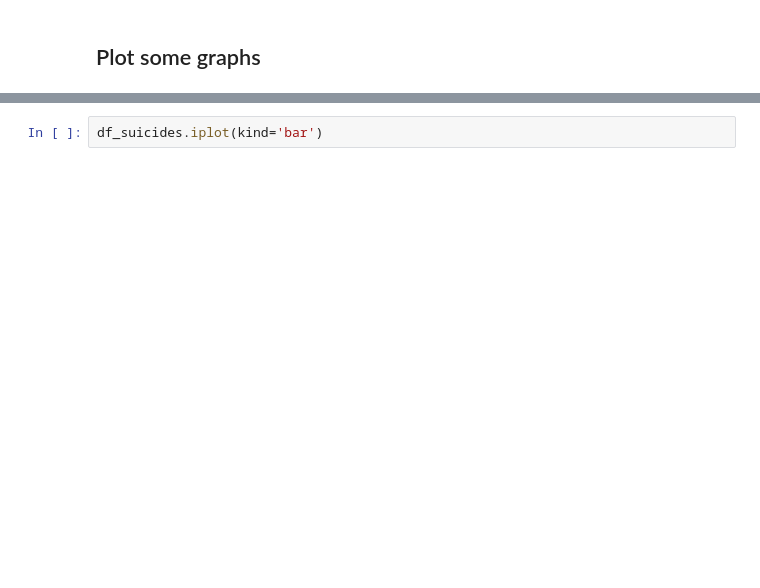
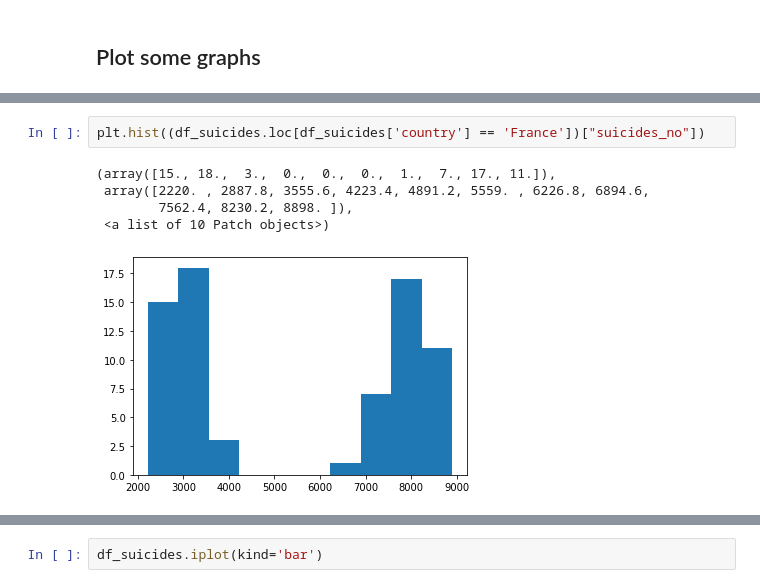
Before and after one commit to Hannemit/data_science_projects, a Jupyter notebook: notebooks/2_data_exploration.ipynb, the cells around one changed output, grey strips where cells are left out. Drawn from its saved outputs; the diff is of its cells as text; blank space fills up the shorter version.

```diff
--- a/notebooks/2_data_exploration.ipynb
+++ b/notebooks/2_data_exploration.ipynb
@@ -33,0 +155,8 @@ df_suicides = df.groupby(['year', 'sex'])['suicides_no'].sum().reset_index()
+# %%
+plt.hist((df_suicides.loc[df_suicides['country'] == 'France'])["suicides_no"])
+# %% [output]
+(array([15., 18.,  3.,  0.,  0.,  0.,  1.,  7., 17., 11.]),
+ array([2220. , 2887.8, 3555.6, 4223.4, 4891.2, 5559. , 6226.8, 6894.6,
+        7562.4, 8230.2, 8898. ]),
+ <a list of 10 Patch objects>)
+[figure, added]
```
Also changed, not shown: parts of 26 cells of this notebook, 2 other files.
